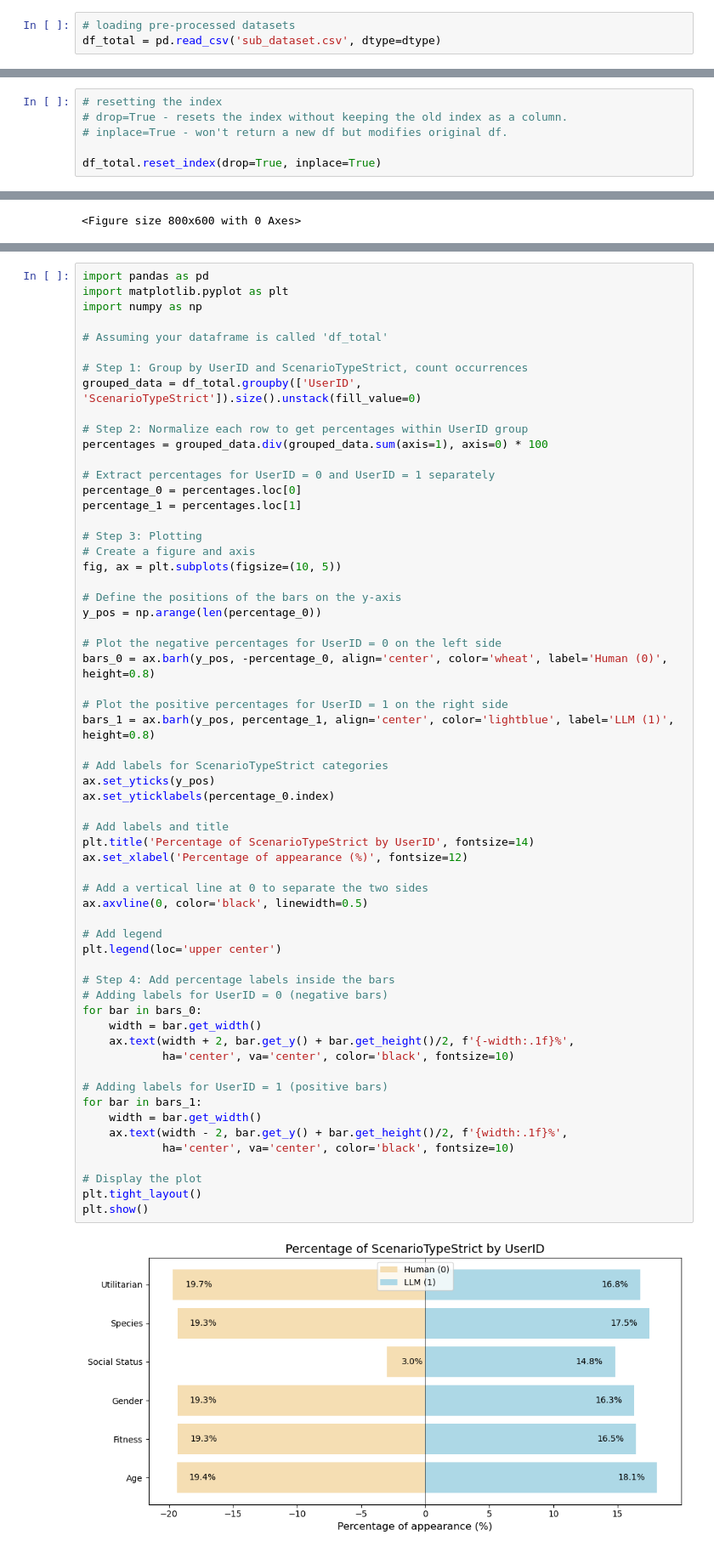
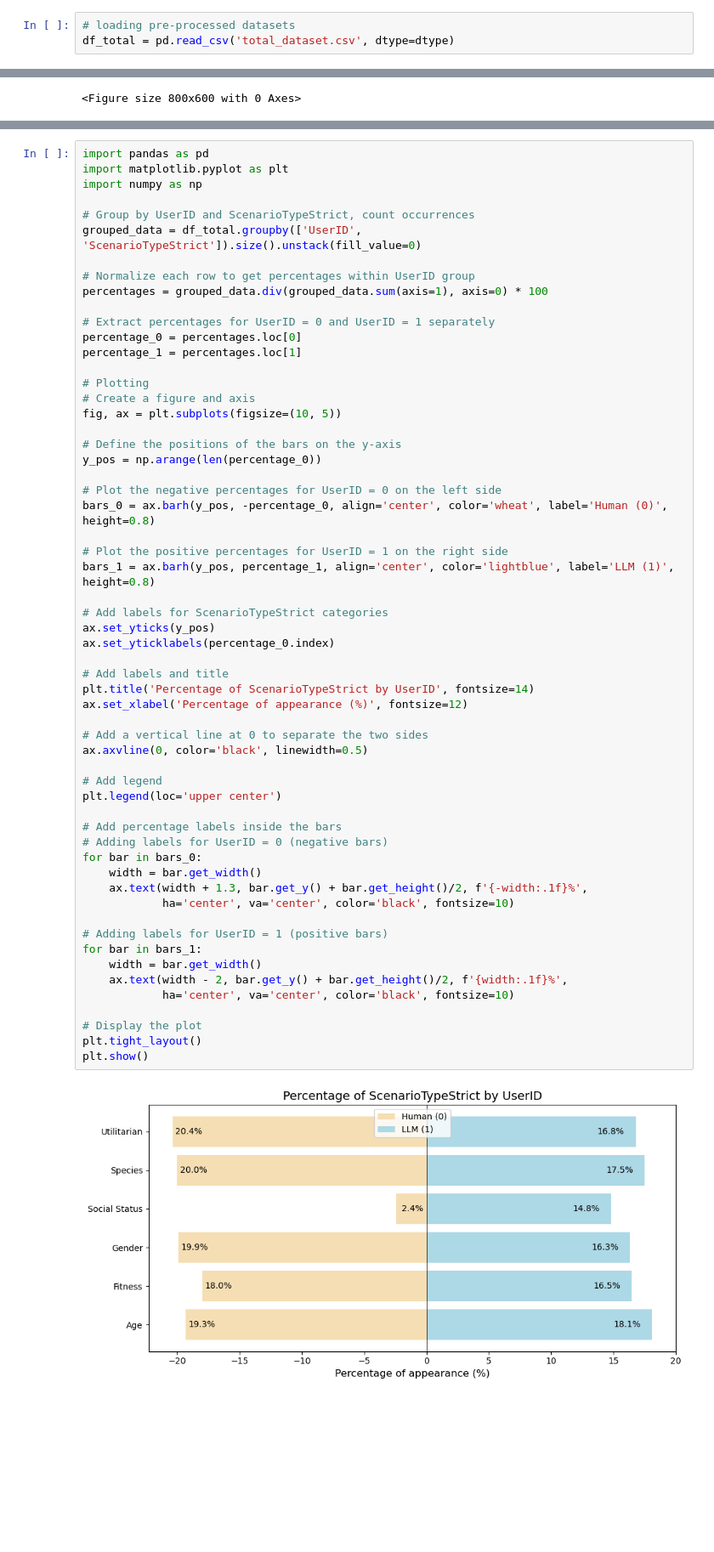
Before and after one commit to Moral-Machine-2024/Emmakuipers, a Jupyter notebook: EDA.ipynb, the cells around one changed output, grey strips where cells are left out. Shown at 85% size. Saved outputs shown, nothing was run; the diff lists cells and outputs as text; blank space fills up the shorter version.

```diff
--- a/EDA.ipynb
+++ b/EDA.ipynb
@@ -40,7 +38,7 @@ dtype = {
 }
 # %%
 # loading pre-processed datasets
-df_total = pd.read_csv('sub_dataset.csv', dtype=dtype)
+df_total = pd.read_csv('total_dataset.csv', dtype=dtype)
 # %%
 df_nw = pd.read_csv('total_nw_dataset.csv', dtype=dtype)
 # %%
@@ -160,12 +158,6 @@ df_total.duplicated().sum()
 # there are no duplicates
 # %% [output]
 0
-# %%
-# resetting the index
-# drop=True - resets the index without keeping the old index as a column.
-# inplace=True - won't return a new df but modifies original df.
-
-df_total.reset_index(drop=True, inplace=True)
 # %%
 "CHECKING CONSISTENCY OF VALUES COLUMNS"
 df_total['ScenarioTypeStrict'].value_counts()
@@ -283,19 +277,17 @@ import pandas as pd
 import matplotlib.pyplot as plt
 import numpy as np
 
-# Assuming your dataframe is called 'df_total'
-
-# Step 1: Group by UserID and ScenarioTypeStrict, count occurrences
+# Group by UserID and ScenarioTypeStrict, count occurrences
 grouped_data = df_total.groupby(['UserID', 'ScenarioTypeStrict']).size().unstack(fill_value=0)
 
-# Step 2: Normalize each row to get percentages within UserID group
+# Normalize each row to get percentages within UserID group
 percentages = grouped_data.div(grouped_data.sum(axis=1), axis=0) * 100
 
 # Extract percentages for UserID = 0 and UserID = 1 separately
 percentage_0 = percentages.loc[0]
 percentage_1 = percentages.loc[1]
 
-# Step 3: Plotting
+# Plotting
 # Create a figure and axis
 fig, ax = plt.subplots(figsize=(10, 5))
 
@@ -310,34 +302,34 @@ bars_1 = ax.barh(y_pos, percentage_1, align='center', color='lightblue', label='
 
 # Add labels for ScenarioTypeStrict categories
 ax.set_yticks(y_pos)
 ax.set_yticklabels(percentage_0.index)
 
 # Add labels and title
 plt.title('Percentage of ScenarioTypeStrict by UserID', fontsize=14)
 ax.set_xlabel('Percentage of appearance (%)', fontsize=12)
 
 # Add a vertical line at 0 to separate the two sides
 ax.axvline(0, color='black', linewidth=0.5)
 
 # Add legend
 plt.legend(loc='upper center')
 
-# Step 4: Add percentage labels inside the bars
+# Add percentage labels inside the bars
 # Adding labels for UserID = 0 (negative bars)
 for bar in bars_0:
     width = bar.get_width()
-    ax.text(width + 2, bar.get_y() + bar.get_height()/2, f'{-width:.1f}%',
+    ax.text(width + 1.3, bar.get_y() + bar.get_height()/2, f'{-width:.1f}%',
             ha='center', va='center', color='black', fontsize=10)
 
 # Adding labels for UserID = 1 (positive bars)
 for bar in bars_1:
     width = bar.get_width()
     ax.text(width - 2, bar.get_y() + bar.get_height()/2, f'{width:.1f}%',
             ha='center', va='center', color='black', fontsize=10)
 
 # Display the plot
 plt.tight_layout()
 plt.show()
 # %% [output]
-[figure, old version]
+[figure, new version]
 # %%
```
Also changed, not shown: parts of 17 cells of this notebook, 10 other files.
